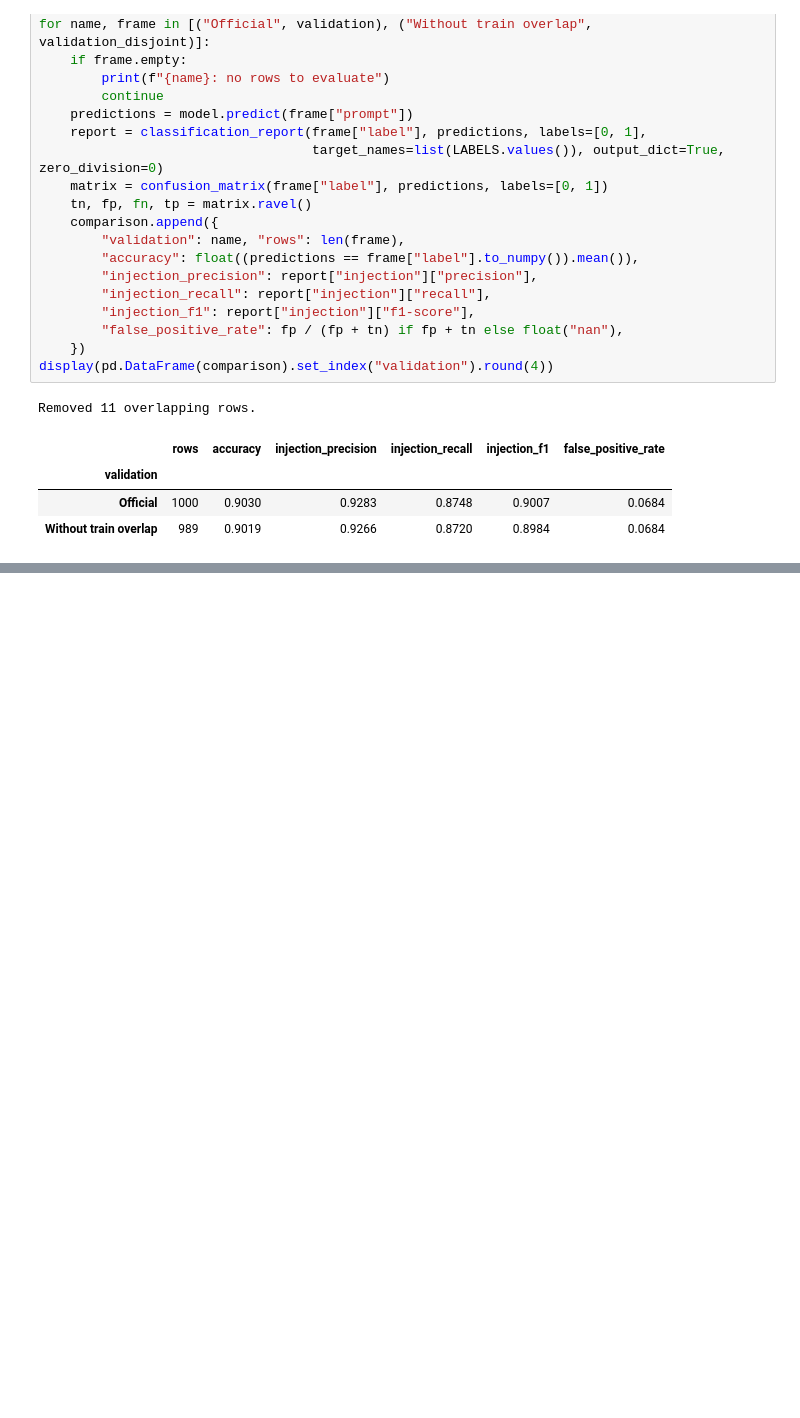
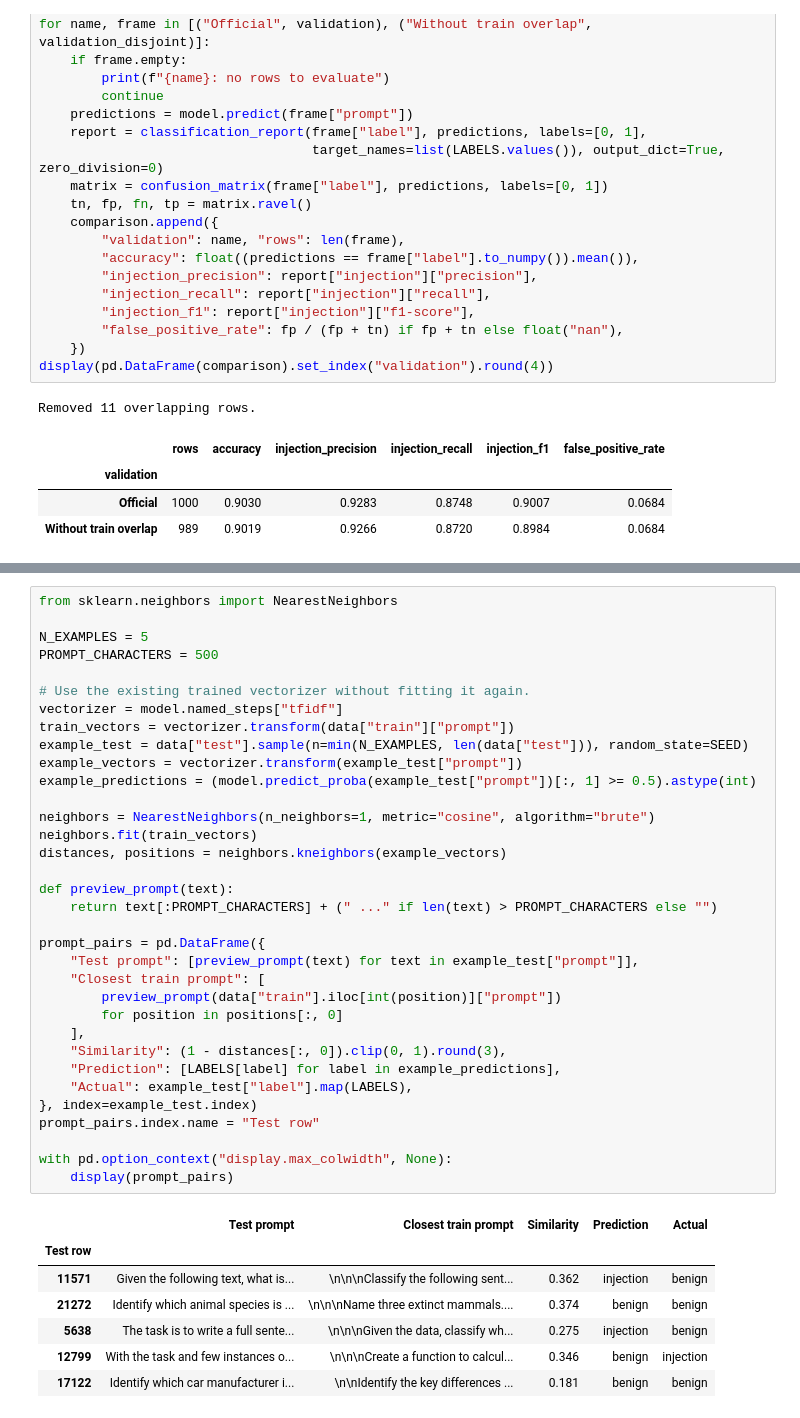
Before and after one commit to theodoraiakovaki/prompt_injection, a Jupyter notebook: promptshield_analysis.ipynb, the cells around one changed output, grey strips where cells are left out. Cells and saved outputs as stored; diff of their text form; blank space fills up the shorter version.

```diff
--- a/promptshield_analysis.ipynb
+++ b/promptshield_analysis.ipynb
@@ -311,0 +360,42 @@ Removed 11 overlapping rows.
+# %%
+from sklearn.neighbors import NearestNeighbors
+
+N_EXAMPLES = 5
+PROMPT_CHARACTERS = 500
+
+# Use the existing trained vectorizer without fitting it again.
+vectorizer = model.named_steps["tfidf"]
+train_vectors = vectorizer.transform(data["train"]["prompt"])
+example_test = data["test"].sample(n=min(N_EXAMPLES, len(data["test"])), random_state=SEED)
+example_vectors = vectorizer.transform(example_test["prompt"])
+example_predictions = (model.predict_proba(example_test["prompt"])[:, 1] >= 0.5).astype(int)
+
+neighbors = NearestNeighbors(n_neighbors=1, metric="cosine", algorithm="brute")
+neighbors.fit(train_vectors)
+distances, positions = neighbors.kneighbors(example_vectors)
+
+def preview_prompt(text):
+    return text[:PROMPT_CHARACTERS] + (" ..." if len(text) > PROMPT_CHARACTERS else "")
+
+prompt_pairs = pd.DataFrame({
+    "Test prompt": [preview_prompt(text) for text in example_test["prompt"]],
+    "Closest train prompt": [
+        preview_prompt(data["train"].iloc[int(position)]["prompt"])
+        for position in positions[:, 0]
+    ],
+    "Similarity": (1 - distances[:, 0]).clip(0, 1).round(3),
+    "Prediction": [LABELS[label] for label in example_predictions],
+    "Actual": example_test["label"].map(LABELS),
+}, index=example_test.index)
+prompt_pairs.index.name = "Test row"
+
+with pd.option_context("display.max_colwidth", None):
+    display(prompt_pairs)
+# %% [output]
+|  | Test prompt | Closest train prompt | Similarity | Prediction | Actual |
+| Test row |  |  |  |  |  |
+| 11571 | Given the following text, what is... | \n\n\nClassify the following sent... | 0.362 | injection | benign |
+| 21272 | Identify which animal species is ... | \n\n\nName three extinct mammals.... | 0.374 | benign | benign |
+| 5638 | The task is to write a full sente... | \n\n\nGiven the data, classify wh... | 0.275 | injection | benign |
+| 12799 | With the task and few instances o... | \n\n\nCreate a function to calcul... | 0.346 | benign | injection |
+| 17122 | Identify which car manufacturer i... | \n\nIdentify the key differences ... | 0.181 | benign | benign |
```
Also changed, not shown: parts of 8 cells of this notebook.
